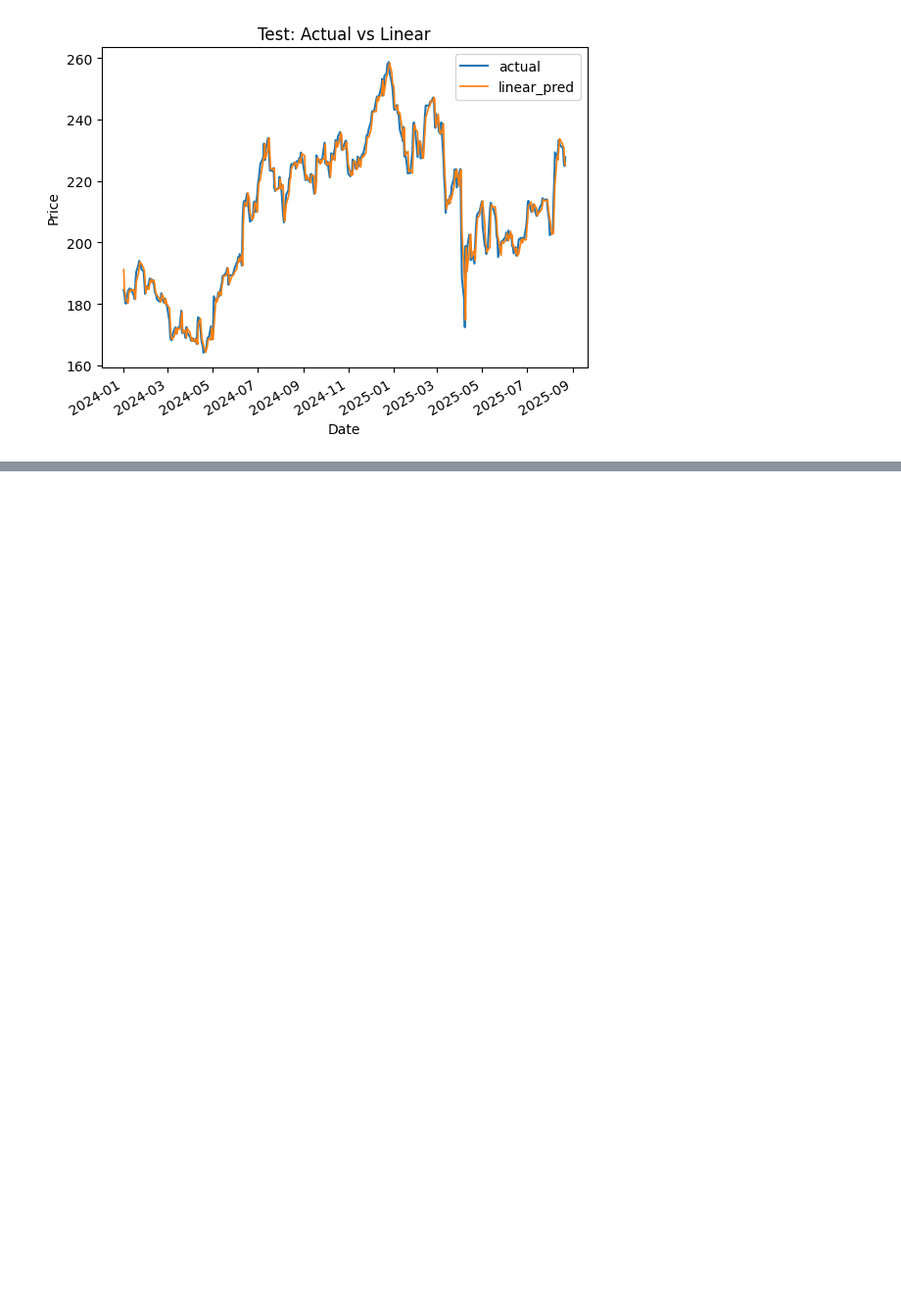
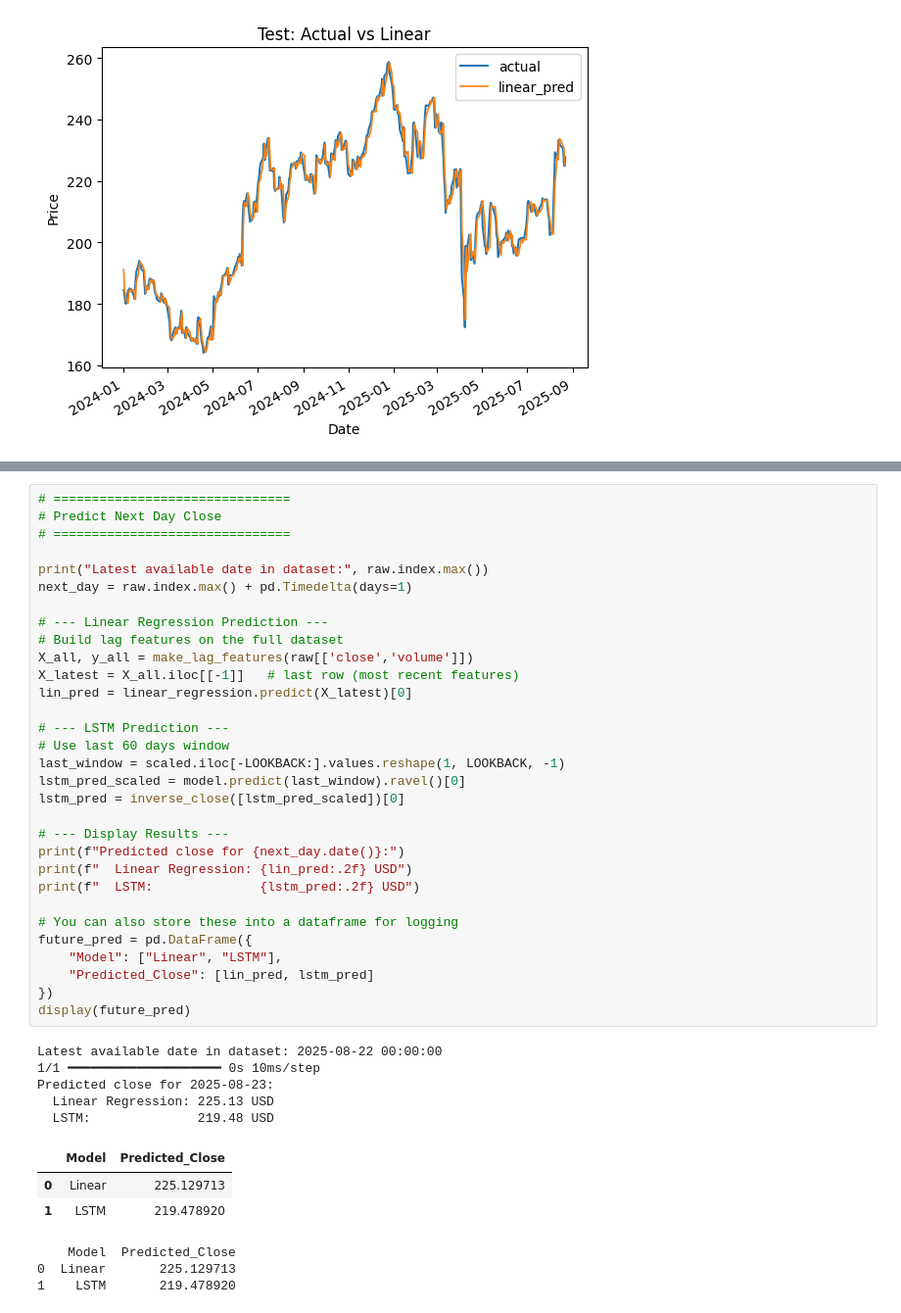
Before and after one commit to jmehta228/Stock-Price-Prediction, a Jupyter notebook: Stock-Price-Pred.ipynb, the cells around one changed output, grey strips where cells are left out. Shown: that part at 98% size. Saved outputs shown, nothing was run; the diff lists cells and outputs as text; blank space fills up the shorter version.

```diff
--- a/Stock-Price-Pred.ipynb
+++ b/Stock-Price-Pred.ipynb
@@ -473,0 +474,43 @@ Naive (test): 2.5305012165450123 3.758959062179789 1.21%
+# %%
+# ===============================
+# Predict Next Day Close
+# ===============================
+
+print("Latest available date in dataset:", raw.index.max())
+next_day = raw.index.max() + pd.Timedelta(days=1)
+
+# --- Linear Regression Prediction ---
+# Build lag features on the full dataset
+X_all, y_all = make_lag_features(raw[['close','volume']])
+X_latest = X_all.iloc[[-1]]   # last row (most recent features)
+lin_pred = linear_regression.predict(X_latest)[0]
+
+# --- LSTM Prediction ---
+# Use last 60 days window
+last_window = scaled.iloc[-LOOKBACK:].values.reshape(1, LOOKBACK, -1)
+lstm_pred_scaled = model.predict(last_window).ravel()[0]
+lstm_pred = inverse_close([lstm_pred_scaled])[0]
+
+# --- Display Results ---
+print(f"Predicted close for {next_day.date()}:")
+print(f"  Linear Regression: {lin_pred:.2f} USD")
+print(f"  LSTM:              {lstm_pred:.2f} USD")
+
+# You can also store these into a dataframe for logging
+future_pred = pd.DataFrame({
+    "Model": ["Linear", "LSTM"],
+    "Predicted_Close": [lin_pred, lstm_pred]
+})
+display(future_pred)
+# %% [output]
+Latest available date in dataset: 2025-08-22 00:00:00
+1/1 ━━━━━━━━━━━━━━━━━━━━ 0s 10ms/step
+Predicted close for 2025-08-23:
+  Linear Regression: 225.13 USD
+  LSTM:              219.48 USD
+|  | Model | Predicted_Close |
+| 0 | Linear | 225.129713 |
+| 1 | LSTM | 219.478920 |
+    Model  Predicted_Close
+0  Linear       225.129713
+1    LSTM       219.478920
```
Also changed, not shown: parts of 7 cells of this notebook.
